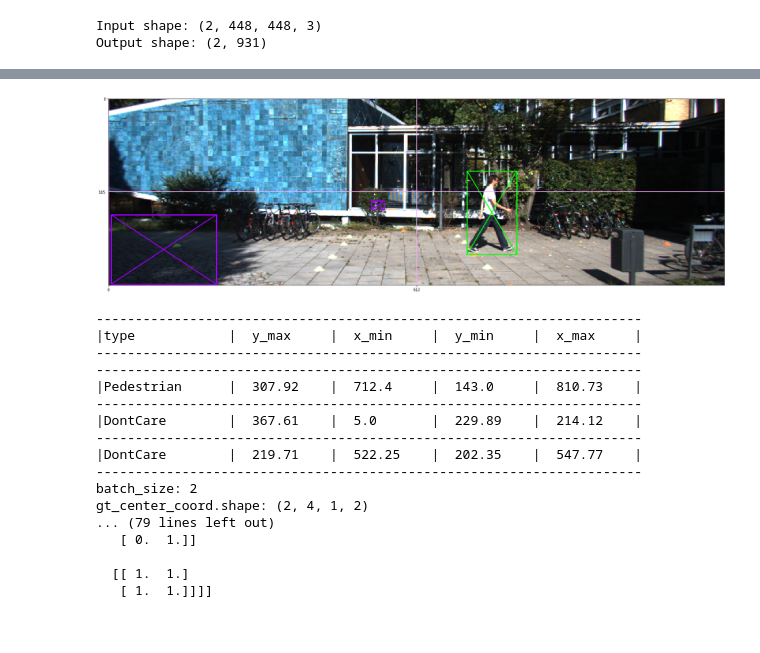
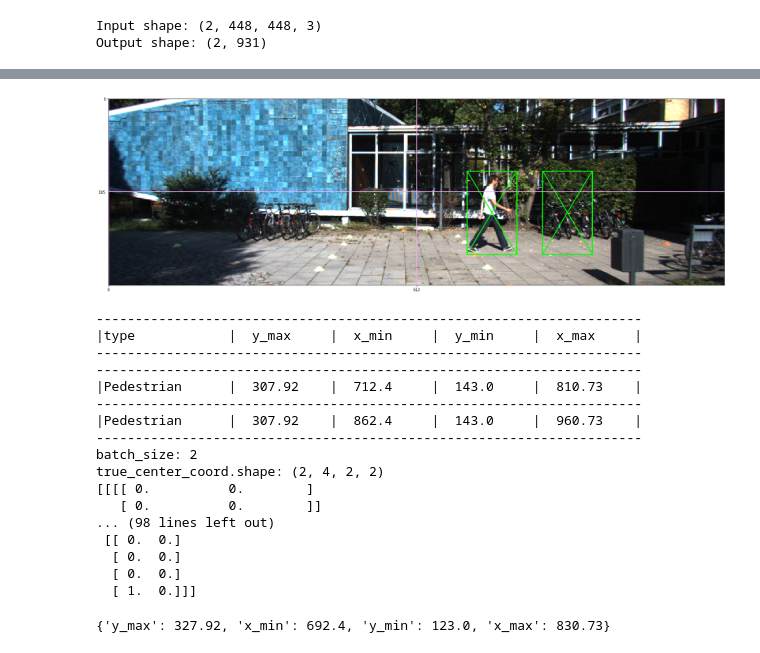
Before and after one commit to LucasVandroux/Kitti_YOLO_tf, a Jupyter notebook: YOLO_TF_notebook.ipynb, the cells around one changed output, grey strips where cells are left out. Drawn from its saved outputs; the diff is of its cells as text; code cells hidden in the pictures.

```diff
--- a/YOLO_TF_notebook.ipynb
+++ b/YOLO_TF_notebook.ipynb
@@ -322,50 +353,81 @@ LAMBDA_NOOBJ = 0.5
 
 im_id_1 = 0
 im_id_2 = 3
 
 S_test = 2
 B_test = 2
 C_test = 9
 
 im = import_im(im_id_1, 'train')
 im_shape = im.shape
 
 labels_original = import_labels(im_id_1, 'train')
-labels_to_mix = import_labels(im_id_2, 'train')
-labels = labels_original + labels_to_mix
 
 im_gt_labels, _ = convert_labels_to_array(labels_original, S_test, B_test, im_shape)
+
+# --- Mix two labels from two different images ---
+# labels_to_mix = import_labels(im_id_2, 'train')
+
+# --- Create a second box in the image to test the IoU
+#expand_box = -20
+#labels_to_mix = import_labels(im_id_1, 'train')
+#labels_to_mix[0]['bbox'] = {'x_max': 810.73 + expand_box,
+#                            'x_min': 712.4 - expand_box,
+#                            'y_max': 307.92 + expand_box,
+#                            'y_min': 143.0 - expand_box}
+
+# --- Move new box ---
+move_box = 150
+labels_to_mix = import_labels(im_id_1, 'train')
+labels_to_mix[0]['bbox'] = {'x_max': 810.73 + move_box,
+                            'x_min': 712.4 + move_box,
+                            'y_max': 307.92 ,
+                            'y_min': 143.0}
+
+labels = labels_original + labels_to_mix
 mix_labels, _ = convert_labels_to_array(labels, S_test, B_test, im_shape)
 
 gt_labels = np.stack((im_gt_labels, im_gt_labels),axis=0)
 pred_labels = np.stack((im_gt_labels, mix_labels),axis=0)
 
 labels_converted_back = convert_array_to_labels(mix_labels, S_test, B_test, im_shape)
+
 display_im(im, labels_converted_back, num_cell_grid = S_test)
 
 sess = tf.InteractiveSession()
 
 tf_ground_truth_labels = tf.convert_to_tensor(gt_labels)
 tf_pred_labels = tf.convert_to_tensor(pred_labels)
 compute_YOLOv1_loss(tf_pred_labels, tf_ground_truth_labels, S_test, B_test, C_test)
 
 sess.close()
 # %% [output]
-[figure, old version]
+[figure, new version]
 ----------------------------------------------------------------------
 |type            |  y_max     |  x_min     |  y_min     |  x_max     |
 ----------------------------------------------------------------------
 ----------------------------------------------------------------------
 |Pedestrian      |  307.92    |  712.4     |  143.0     |  810.73    |
 ----------------------------------------------------------------------
-|DontCare        |  367.61    |  5.0       |  229.89    |  214.12    |
-----------------------------------------------------------------------
-|DontCare        |  219.71    |  522.25    |  202.35    |  547.77    |
+|Pedestrian      |  307.92    |  862.4     |  143.0     |  960.73    |
 ----------------------------------------------------------------------
 batch_size: 2
-gt_center_coord.shape: (2, 4, 1, 2)
-... (79 lines left out)
-   [ 0.  1.]]
-
-  [[ 1.  1.]
-   [ 1.  1.]]]]
+true_center_coord.shape: (2, 4, 2, 2)
+[[[[ 0.          0.        ]
+   [ 0.          0.        ]]
+... (98 lines left out)
+ [[ 0.  0.]
+  [ 0.  0.]
+  [ 0.  0.]
+  [ 1.  0.]]]
+# %%
+expand_box = 20
+new_labels = labels_original + labels_original
+new_labels[1]['bbox'] = {'x_max': 810.73 + expand_box,
+                         'x_min': 712.4 - expand_box,
+                         'y_max': 307.92 + expand_box,
+                         'y_min': 143.0 - expand_box}
+
+print(new_labels[1]['bbox'])
+# %% [output]
+{'y_max': 327.92, 'x_min': 692.4, 'y_min': 123.0, 'x_max': 830.73}
```
Also changed, not shown: parts of 1 cell of this notebook.
